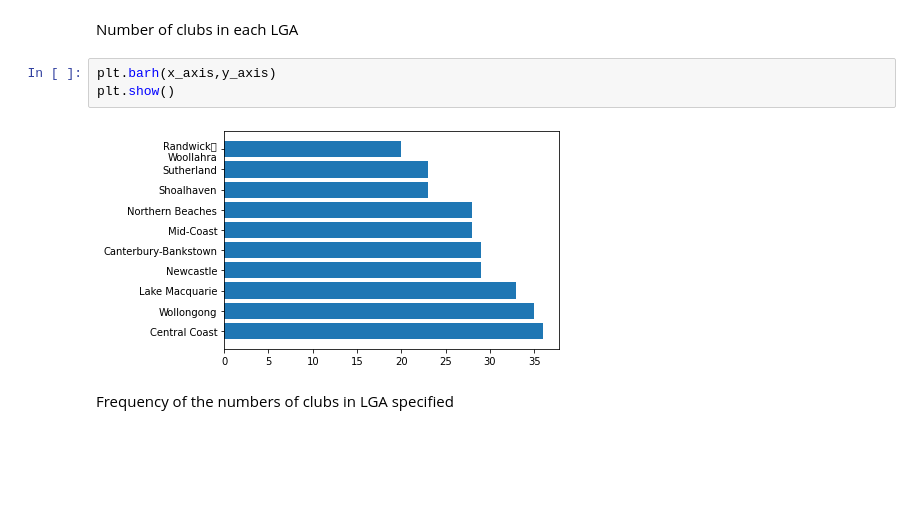
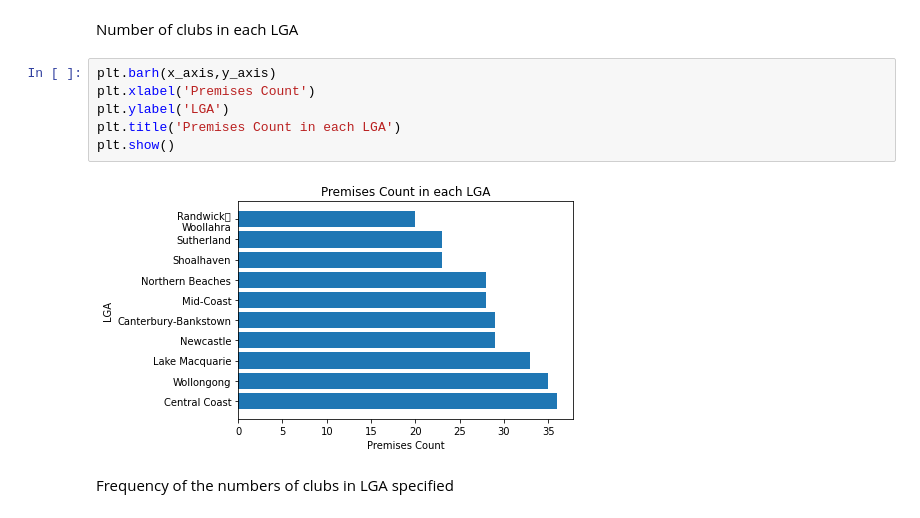
Before and after one commit to BY-2224/clubs-gaming-machine-data, a Jupyter notebook: gaming data.ipynb, the cells around one changed output. Saved outputs shown, nothing was run; the diff lists cells and outputs as text; blank space fills up the shorter version.

```diff
--- a/gaming data.ipynb
+++ b/gaming data.ipynb
@@ -273,9 +279,12 @@ Name: Premises Count, dtype: int64
 Number of clubs in each LGA
 # %%
 plt.barh(x_axis,y_axis)
+plt.xlabel('Premises Count')
+plt.ylabel('LGA')
+plt.title('Premises Count in each LGA')
 plt.show()
 # %% [output]
-[figure, old version]
+[figure, new version]
 # %% [markdown]
 Frequency of the numbers of clubs in LGA specified
 # %%
```
Also changed, not shown: parts of 2 cells of this notebook.
